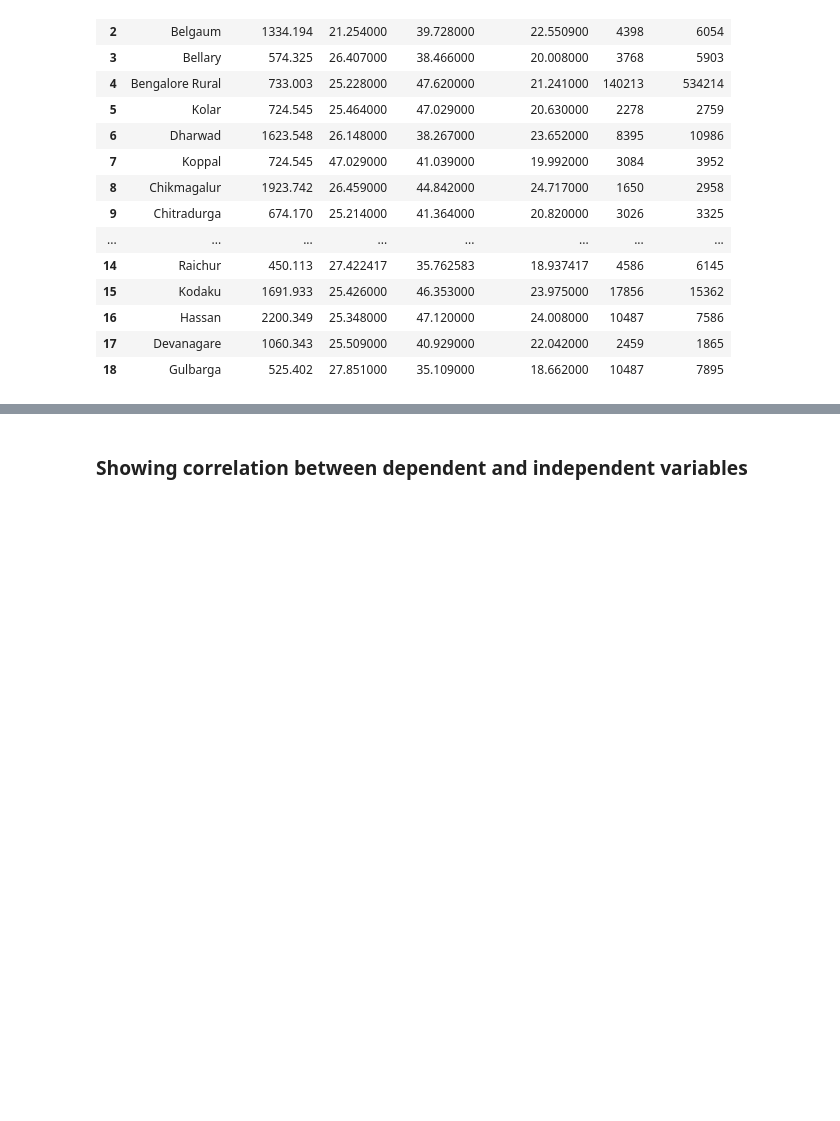
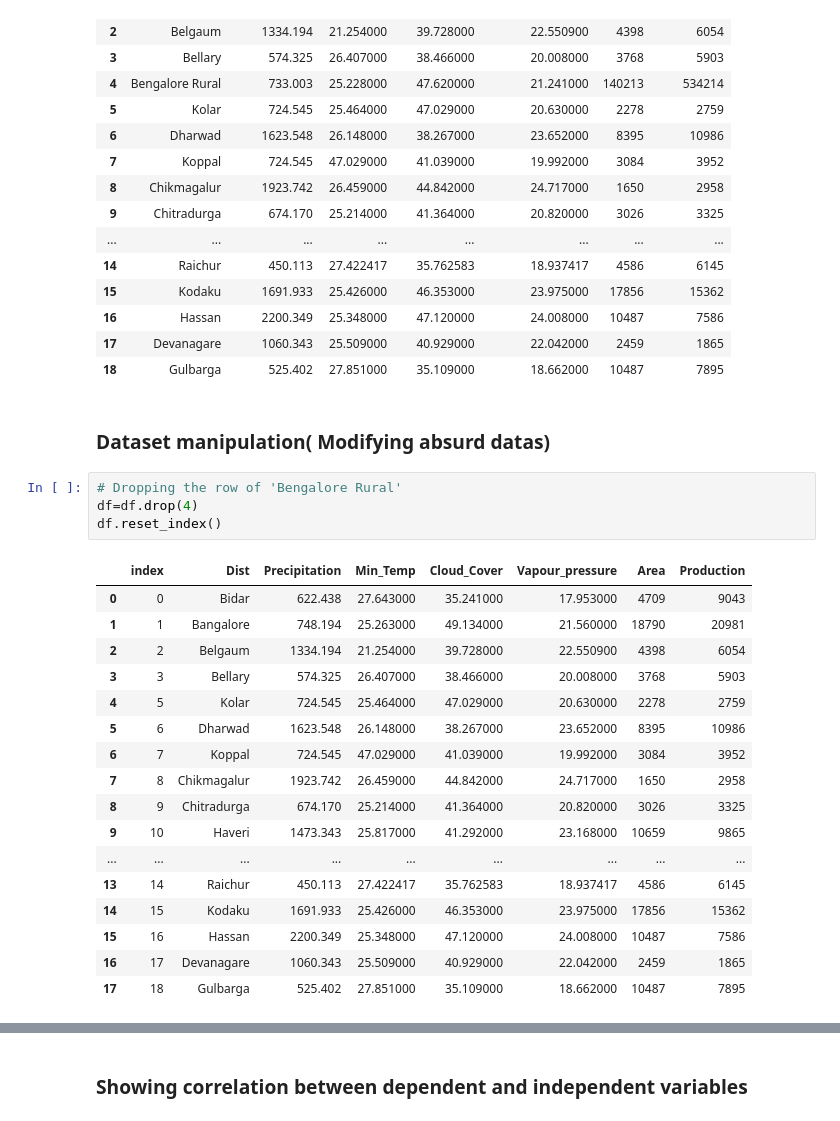
Before and after one commit to arghac14/CropYield-prediction, a Jupyter notebook: CropPrediction(data_exploration).ipynb, the cells around one changed output, grey strips where cells are left out. Drawn from its saved outputs; the diff is of its cells as text; blank space fills up the shorter version.

```diff
--- a/CropPrediction(data_exploration).ipynb
+++ b/CropPrediction(data_exploration).ipynb
@@ -37,3 +37,27 @@ df
 | 16 | Hassan | 2200.349 | 25.348000 | 47.120000 | 24.008000 | 10487 | 7586 |
 | 17 | Devanagare | 1060.343 | 25.509000 | 40.929000 | 22.042000 | 2459 | 1865 |
 | 18 | Gulbarga | 525.402 | 27.851000 | 35.109000 | 18.662000 | 10487 | 7895 |
+# %% [markdown]
+### Dataset manipulation( Modifying absurd datas)
+# %%
+# Dropping the row of 'Bengalore Rural'
+df=df.drop(4)
+df.reset_index()
+# %% [output]
+|  | index | Dist | Precipitation | Min_Temp | Cloud_Cover | Vapour_pressure | Area | Production |
+| 0 | 0 | Bidar | 622.438 | 27.643000 | 35.241000 | 17.953000 | 4709 | 9043 |
+| 1 | 1 | Bangalore | 748.194 | 25.263000 | 49.134000 | 21.560000 | 18790 | 20981 |
+| 2 | 2 | Belgaum | 1334.194 | 21.254000 | 39.728000 | 22.550900 | 4398 | 6054 |
+| 3 | 3 | Bellary | 574.325 | 26.407000 | 38.466000 | 20.008000 | 3768 | 5903 |
+| 4 | 5 | Kolar | 724.545 | 25.464000 | 47.029000 | 20.630000 | 2278 | 2759 |
+| 5 | 6 | Dharwad | 1623.548 | 26.148000 | 38.267000 | 23.652000 | 8395 | 10986 |
+| 6 | 7 | Koppal | 724.545 | 47.029000 | 41.039000 | 19.992000 | 3084 | 3952 |
+| 7 | 8 | Chikmagalur | 1923.742 | 26.459000 | 44.842000 | 24.717000 | 1650 | 2958 |
+| 8 | 9 | Chitradurga | 674.170 | 25.214000 | 41.364000 | 20.820000 | 3026 | 3325 |
+| 9 | 10 | Haveri | 1473.343 | 25.817000 | 41.292000 | 23.168000 | 10659 | 9865 |
+| ... | ... | ... | ... | ... | ... | ... | ... | ... |
+| 13 | 14 | Raichur | 450.113 | 27.422417 | 35.762583 | 18.937417 | 4586 | 6145 |
+| 14 | 15 | Kodaku | 1691.933 | 25.426000 | 46.353000 | 23.975000 | 17856 | 15362 |
+| 15 | 16 | Hassan | 2200.349 | 25.348000 | 47.120000 | 24.008000 | 10487 | 7586 |
+| 16 | 17 | Devanagare | 1060.343 | 25.509000 | 40.929000 | 22.042000 | 2459 | 1865 |
+| 17 | 18 | Gulbarga | 525.402 | 27.851000 | 35.109000 | 18.662000 | 10487 | 7895 |
```
Also changed, not shown: parts of 7 cells of this notebook.
